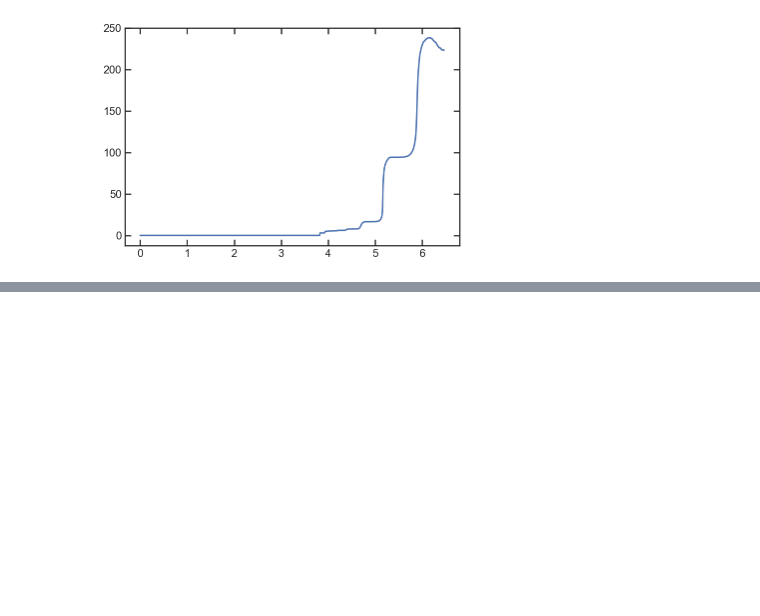
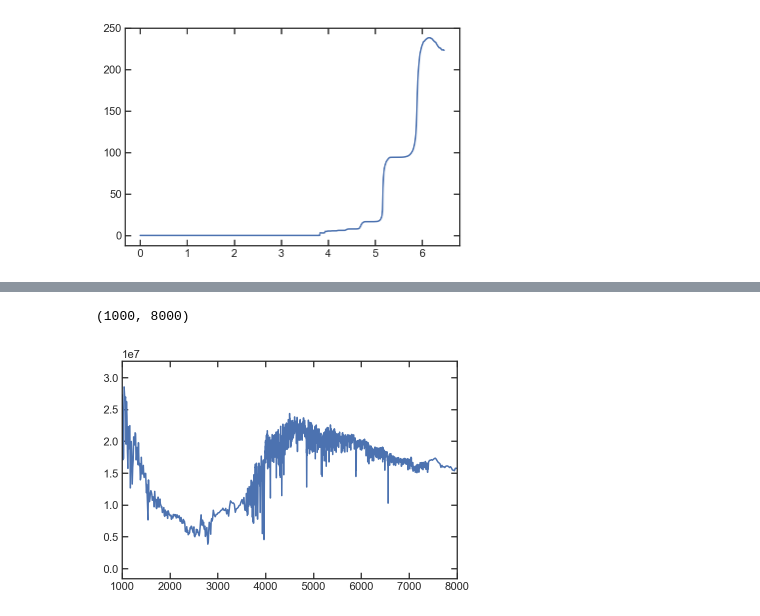
Before and after one commit to Vince-ec/Cluster_and_field, a Jupyter notebook: scripts/low_redshift.ipynb, the cells around one changed output, grey strips where cells are left out. Saved outputs shown, nothing was run; the diff lists cells and outputs as text; code cells hidden in the pictures; blank space fills up the shorter version.

```diff
--- a/scripts/low_redshift.ipynb
+++ b/scripts/low_redshift.ipynb
@@ -371,0 +401,6 @@ array([0.        , 0.00765531, 0.01531062, 0.02296593, 0.03062124,
+# %%
+plt.plot(wave1,flux1)
+plt.xlim(1000,8000)
+# %% [output]
+(1000, 8000)
+[figure, added]
```
Also changed, not shown: parts of 22 cells of this notebook.
